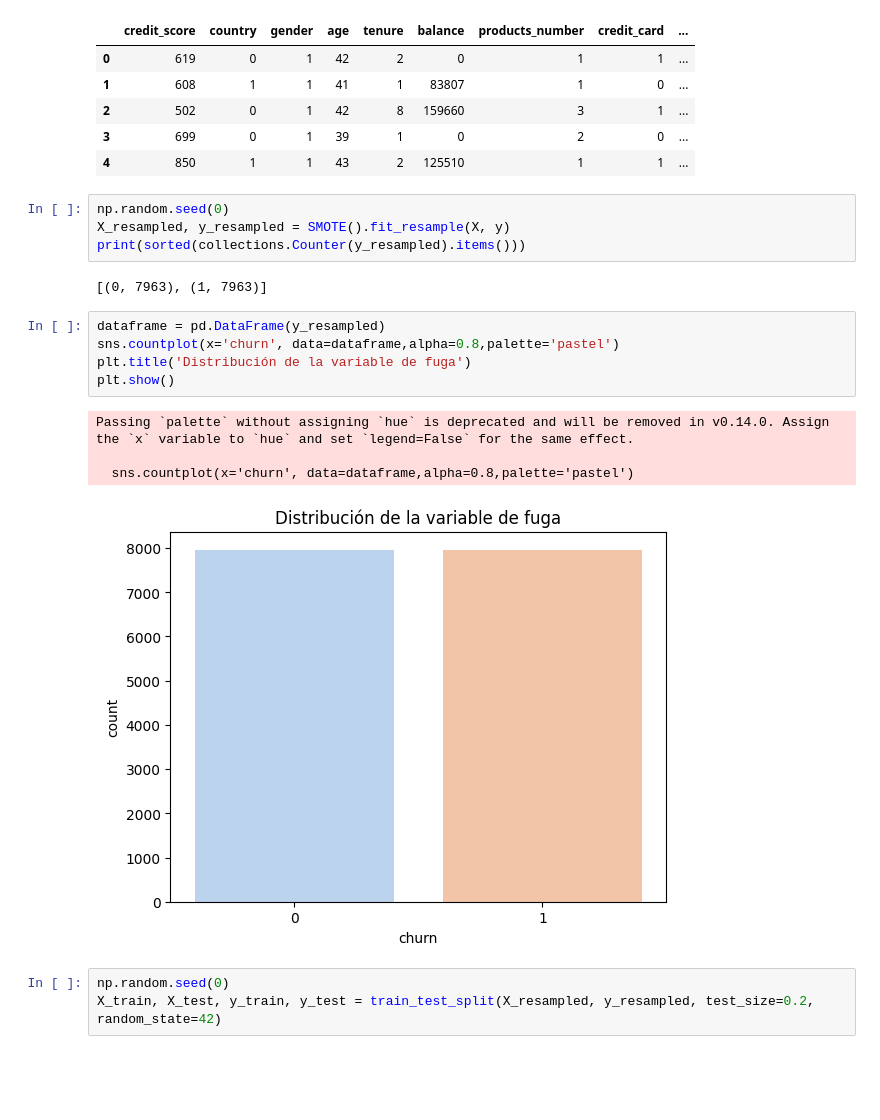
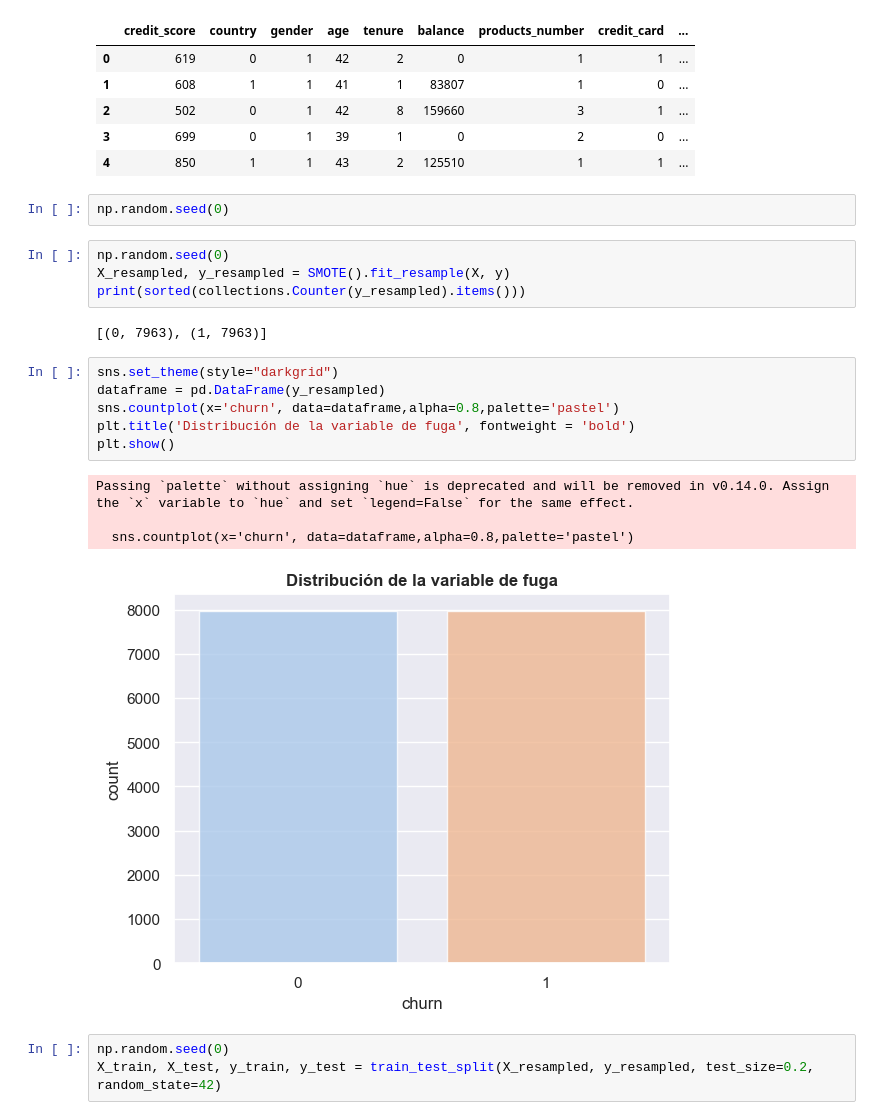
Before and after one commit to yrouuu/TFG_ADE, a Jupyter notebook: modelos/logistic_regression.ipynb, the cells around one changed output. Saved outputs shown, nothing was run; the diff lists cells and outputs as text; blank space fills up the shorter version.

```diff
--- a/modelos/logistic_regression.ipynb
+++ b/modelos/logistic_regression.ipynb
@@ -77,6 +77,8 @@ X.head()
 | 2 | 502 | 0 | 1 | 42 | 8 | 159660 | 3 | 1 | ... |
 | 3 | 699 | 0 | 1 | 39 | 1 | 0 | 2 | 0 | ... |
 | 4 | 850 | 1 | 1 | 43 | 2 | 125510 | 1 | 1 | ... |
+# %%
+np.random.seed(0)
 # %%
 np.random.seed(0)
 X_resampled, y_resampled = SMOTE().fit_resample(X, y)
@@ -84,15 +86,16 @@ print(sorted(collections.Counter(y_resampled).items()))
 # %% [output]
 [(0, 7963), (1, 7963)]
 # %%
+sns.set_theme(style="darkgrid")
 dataframe = pd.DataFrame(y_resampled)
 sns.countplot(x='churn', data=dataframe,alpha=0.8,palette='pastel')
-plt.title('Distribución de la variable de fuga')
+plt.title('Distribución de la variable de fuga', fontweight = 'bold')
 plt.show()
 # %% [output]
 Passing `palette` without assigning `hue` is deprecated and will be removed in v0.14.0. Assign the `x` variable to `hue` and set `legend=False` for the same effect.
 
   sns.countplot(x='churn', data=dataframe,alpha=0.8,palette='pastel')
-[figure, old version]
+[figure, new version]
 # %%
 np.random.seed(0)
 X_train, X_test, y_train, y_test = train_test_split(X_resampled, y_resampled, test_size=0.2, random_state=42)
```
Also changed, not shown: parts of 2 cells of this notebook, 6 other files.
